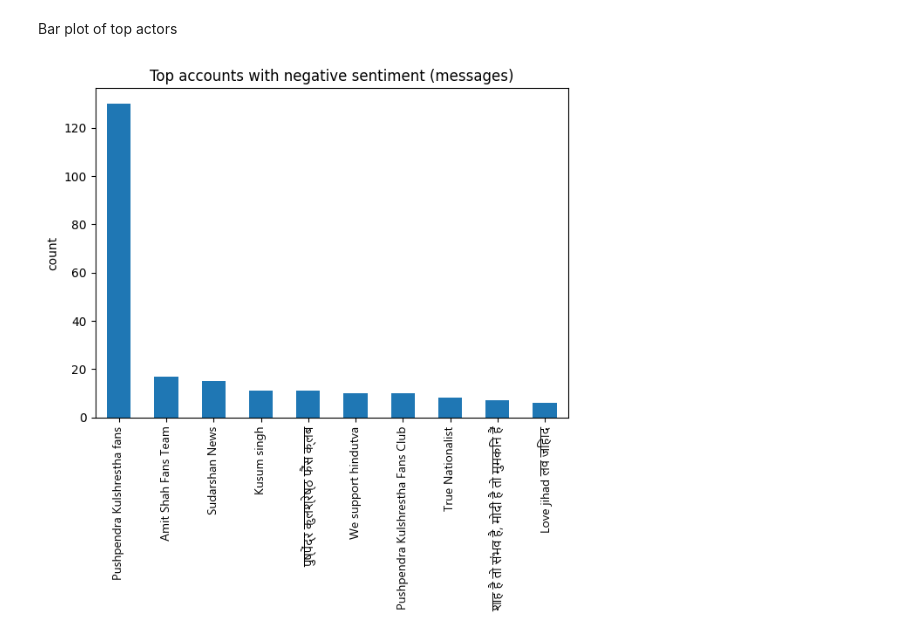
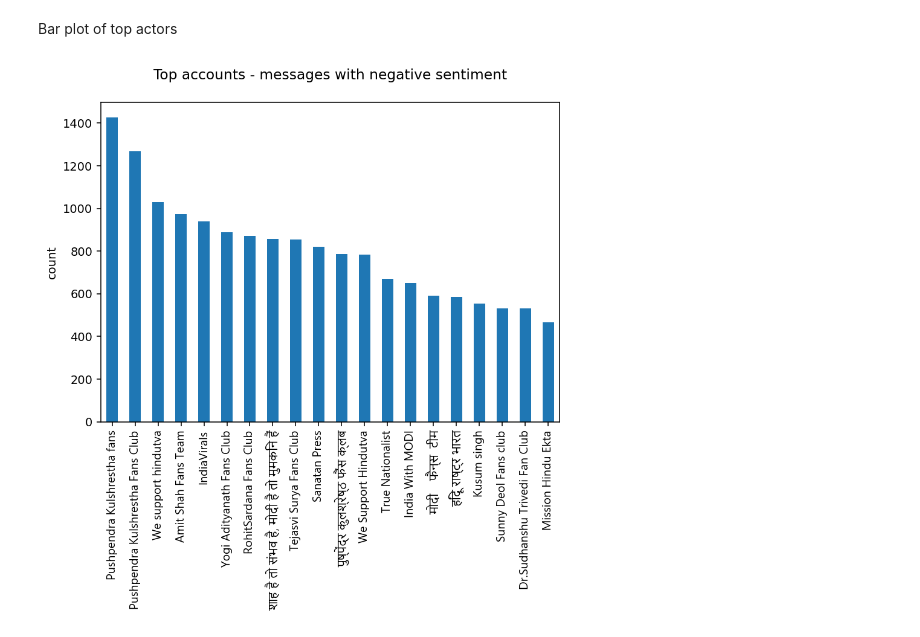
Before and after one commit to LondonStory/Supervised-NLP-models, a Jupyter notebook: CrowdTangle-sentiment-prediction.ipynb, the cells around one changed output. Cells and saved outputs as stored; diff of their text form; code cells hidden in the pictures.

```diff
--- a/CrowdTangle-sentiment-prediction.ipynb
+++ b/CrowdTangle-sentiment-prediction.ipynb
@@ -61,5 +61,5 @@ Because the size of the dataset is too large, let's choose first N values from t
-# %%
-df = df.head(500)
+# %%
+df = df.sample(n = 50000) # randomly select N entries
 # %%
 df.columns
 # %% [output]
@@ -86,8 +86,8 @@ Index(['account.name', 'account.handle', 'platformId', 'Page Category',
 Replace NaN values in particular columns with empty string
 # %%
 df.message = df.message.fillna('')
-df.description = df.description.fillna('')
-df.imageText = df.imageText.fillna('')
+#df.description = df.description.fillna('')
+#df.imageText = df.imageText.fillna('')
 # %% [markdown]
 Extract particular columns and convert into lists
 # %%
@@ -250,19 +218,20 @@ plt.show ()
 # %% [markdown]
 Bar plot of top actors
 # %%
-plt.figure(figsize=(7,5),dpi=100)
+plt.figure(figsize=(7,5),dpi=140)
 
 negative_sentiment = df [df['messageSentiment.score'] == 0]
-negative_sentiment ['account.name'].value_counts()[:10].plot(kind='bar')
+negative_sentiment ['account.name'].value_counts()[:20].plot(kind='bar')
 
 # Customize matplotlib
 hindi_font = FontProperties(fname = '/content/drive/MyDrive/The-London-Story/Nirmala.ttf')
 
 plt.xticks(fontproperties=hindi_font)
+#plt.xticks(rotation = 60)
 
-plt.title('Top accounts with negative sentiment (messages)')
+plt.title('Top accounts - messages with negative sentiment\n')
 plt.ylabel('count')
 
 plt.show()
 # %% [output]
-[figure, old version]
+[figure, new version]
```
Also changed, not shown: parts of 11 cells of this notebook.
